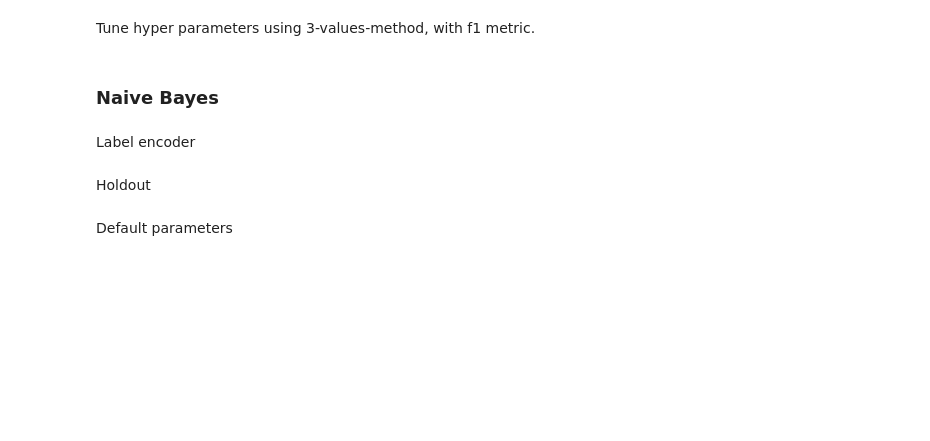
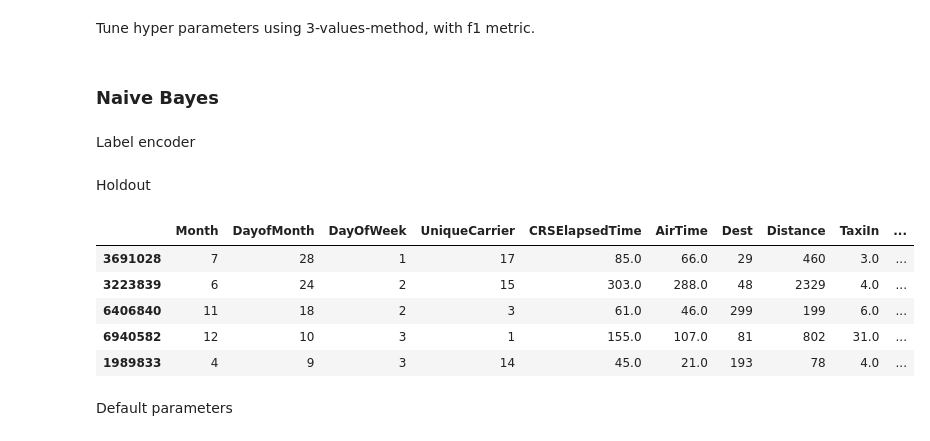
Before and after one commit to npqbuu/ML_Bootcamp_2019, a Jupyter notebook: W5_Airline-Arrivals-Project/Airline_Arrivals_Project.ipynb, the cells around one changed output. Drawn from its saved outputs; the diff is of its cells as text; code cells hidden in the pictures; blank space fills up the shorter version.

```diff
--- a/W5_Airline-Arrivals-Project/Airline_Arrivals_Project.ipynb
+++ b/W5_Airline-Arrivals-Project/Airline_Arrivals_Project.ipynb
@@ -373,6 +374,15 @@ y_data = df['Delay']
 from sklearn.model_selection import train_test_split
 
 X_train, X_test, y_train, y_test = train_test_split(X_data, y_data, test_size=0.2, random_state=0)
+# %%
+X_train.head()
+# %% [output]
+|  | Month | DayofMonth | DayOfWeek | UniqueCarrier | CRSElapsedTime | AirTime | Dest | Distance | TaxiIn | ... |
+| 3691028 | 7 | 28 | 1 | 17 | 85.0 | 66.0 | 29 | 460 | 3.0 | ... |
+| 3223839 | 6 | 24 | 2 | 15 | 303.0 | 288.0 | 48 | 2329 | 4.0 | ... |
+| 6406840 | 11 | 18 | 2 | 3 | 61.0 | 46.0 | 299 | 199 | 6.0 | ... |
+| 6940582 | 12 | 10 | 3 | 1 | 155.0 | 107.0 | 81 | 802 | 31.0 | ... |
+| 1989833 | 4 | 9 | 3 | 14 | 45.0 | 21.0 | 193 | 78 | 4.0 | ... |
 # %% [markdown]
 Default parameters
 # %%
```
Also changed, not shown: parts of 30 cells of this notebook.
